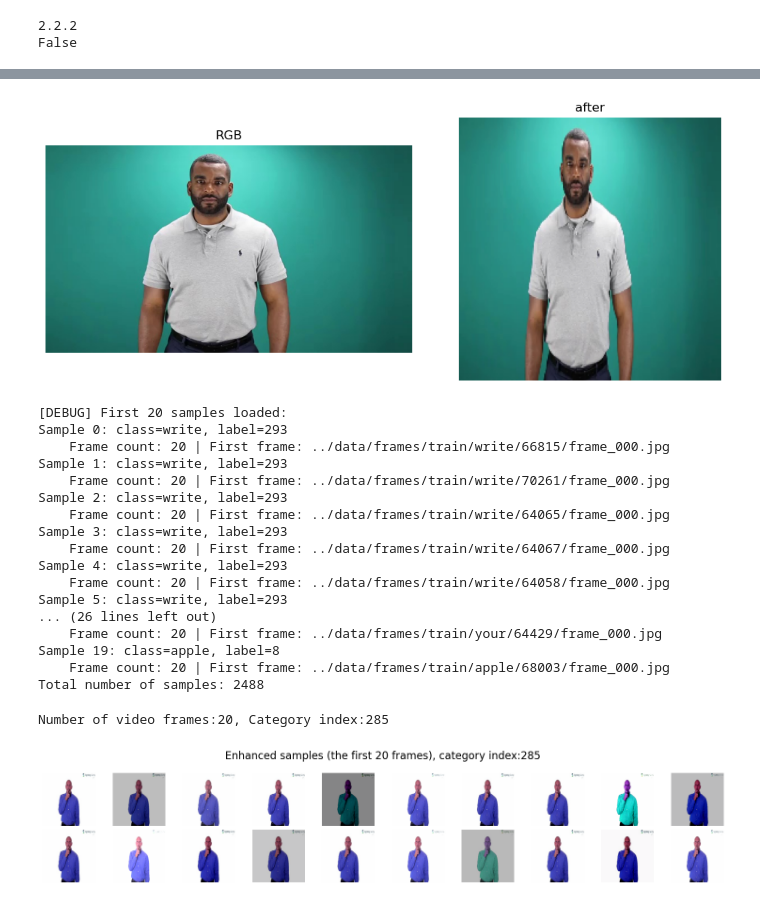
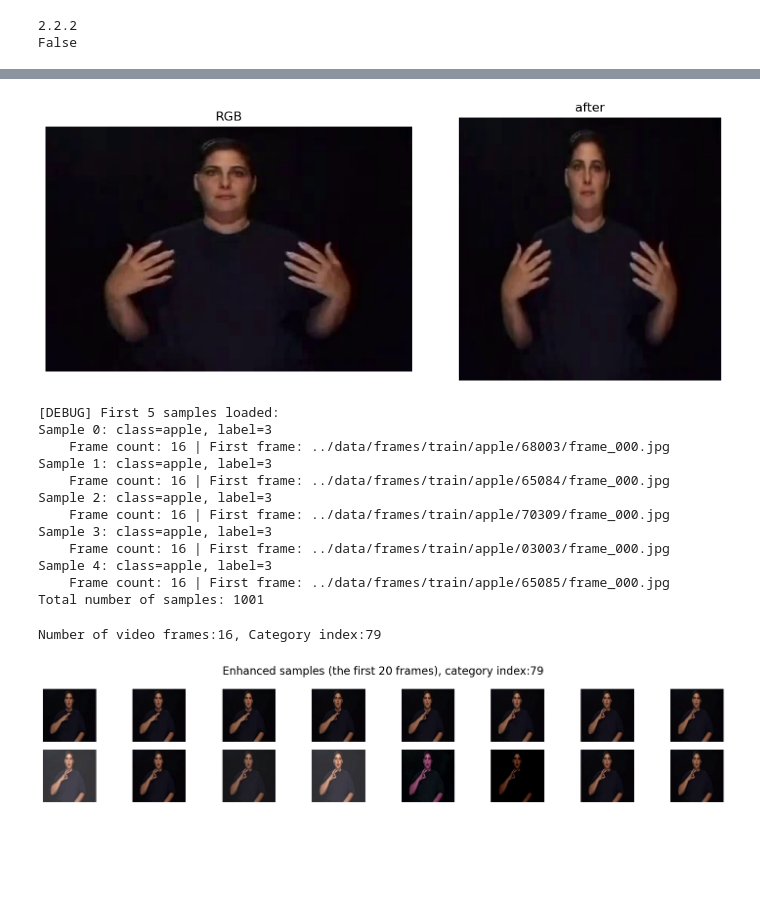
Before and after one commit to HaiYanHUHU/slr_project_part2, a Jupyter notebook: experiments/02_dataset_augment.ipynb, the cells around one changed output, grey strips where cells are left out. Drawn from its saved outputs; the diff is of its cells as text; code cells hidden in the pictures; blank space fills up the shorter version.

```diff
--- a/experiments/02_dataset_augment.ipynb
+++ b/experiments/02_dataset_augment.ipynb
@@ -60,67 +60,62 @@ import cv2
 import matplotlib.pyplot as plt
 import numpy as np
 
-path = "../data/frames/train/write/66815/frame_000.jpg"
+path = "../data/frames/train/accident/00618/frame_000.jpg"
 
 # BGR → RGB
 image = cv2.cvtColor(cv2.imread(path), cv2.COLOR_BGR2RGB)
 
 #
 transformed = train_transform(image=image)["image"]  # shape: [C, H, W], tensor
 
 # De-normalization processing
 # ImageNet mean/std
 mean = np.array([0.485, 0.456, 0.406])
 std = np.array([0.229, 0.224, 0.225])
 img_np = transformed.permute(1, 2, 0).cpu().numpy()  # [C, H, W] → [H, W, C]
 img_np = (img_np * std + mean)  # De-normalization
 img_np = np.clip(img_np * 255, 0, 255).astype("uint8")
 
 # before and after comparison
 plt.figure(figsize=(10, 4))
 
 plt.subplot(1, 2, 1)
 plt.imshow(image)
 plt.title("RGB")
 plt.axis("off")
 
 plt.subplot(1, 2, 2)
 plt.imshow(img_np)
 plt.title("after")
 plt.axis("off")
 
 plt.tight_layout()
 plt.show()
 # %% [output]
-[figure, old version]
+[figure, new version]
 # %%
 dataset = SignLanguageDataset(
     root_dir=frame_root,
     label_map=label_map,
     transform=train_transform,
-    num_frames=20,
+    num_frames=16,
     split="train"
 )
 
 print("Total number of samples:", len(dataset))
 # %% [output]
-[DEBUG] First 20 samples loaded:
-Sample 0: class=write, label=293
-    Frame count: 20 | First frame: ../data/frames/train/write/66815/frame_000.jpg
-Sample 1: class=write, label=293
-    Frame count: 20 | First frame: ../data/frames/train/write/70261/frame_000.jpg
-Sample 2: class=write, label=293
-    Frame count: 20 | First frame: ../data/frames/train/write/64065/frame_000.jpg
-Sample 3: class=write, label=293
-    Frame count: 20 | First frame: ../data/frames/train/write/64067/frame_000.jpg
-Sample 4: class=write, label=293
-    Frame count: 20 | First frame: ../data/frames/train/write/64058/frame_000.jpg
-Sample 5: class=write, label=293
-... (26 lines left out)
-    Frame count: 20 | First frame: ../data/frames/train/your/64429/frame_000.jpg
-Sample 19: class=apple, label=8
-    Frame count: 20 | First frame: ../data/frames/train/apple/68003/frame_000.jpg
-Total number of samples: 2488
+[DEBUG] First 5 samples loaded:
+Sample 0: class=apple, label=3
+    Frame count: 16 | First frame: ../data/frames/train/apple/68003/frame_000.jpg
+Sample 1: class=apple, label=3
+    Frame count: 16 | First frame: ../data/frames/train/apple/65084/frame_000.jpg
+Sample 2: class=apple, label=3
+    Frame count: 16 | First frame: ../data/frames/train/apple/70309/frame_000.jpg
+Sample 3: class=apple, label=3
+    Frame count: 16 | First frame: ../data/frames/train/apple/03003/frame_000.jpg
+Sample 4: class=apple, label=3
+    Frame count: 16 | First frame: ../data/frames/train/apple/65085/frame_000.jpg
+Total number of samples: 1001
 # %%
 video_tensor, label = random.choice(dataset)
 
@@ -130,11 +125,11 @@ mean = np.array([0.485, 0.456, 0.406])
 std = np.array([0.229, 0.224, 0.225])
 
 plt.figure(figsize=(15, 3))
-for i in range(20):
+for i in range(16):
     img = video_tensor[i].permute(1, 2, 0).cpu().numpy()  # [C, H, W] → [H, W, C]
     img = img * std + mean
     img = np.clip(img * 255, 0, 255).astype("uint8")
-    plt.subplot(2, 10, i + 1)
+    plt.subplot(2, 8, i + 1)
     # plt.imshow((img * 255).astype("uint8"))
     plt.imshow(img)
     plt.axis("off")
@@ -143,5 +138,5 @@ plt.suptitle(f"Enhanced samples (the first 20 frames), category index:{label}",
 plt.tight_layout()
 plt.show()
 # %% [output]
-Number of video frames:20, Category index:285
+Number of video frames:16, Category index:79
-[figure, old version]
+[figure, new version]
```
Also changed, not shown: parts of 1 cell of this notebook, 13 other files.
